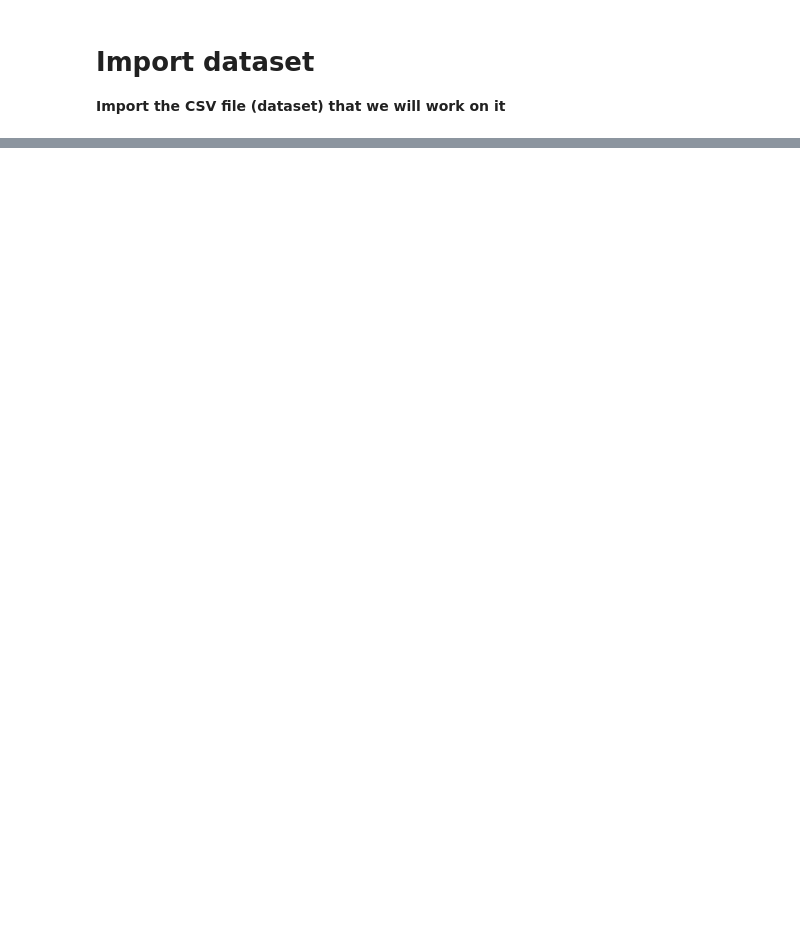
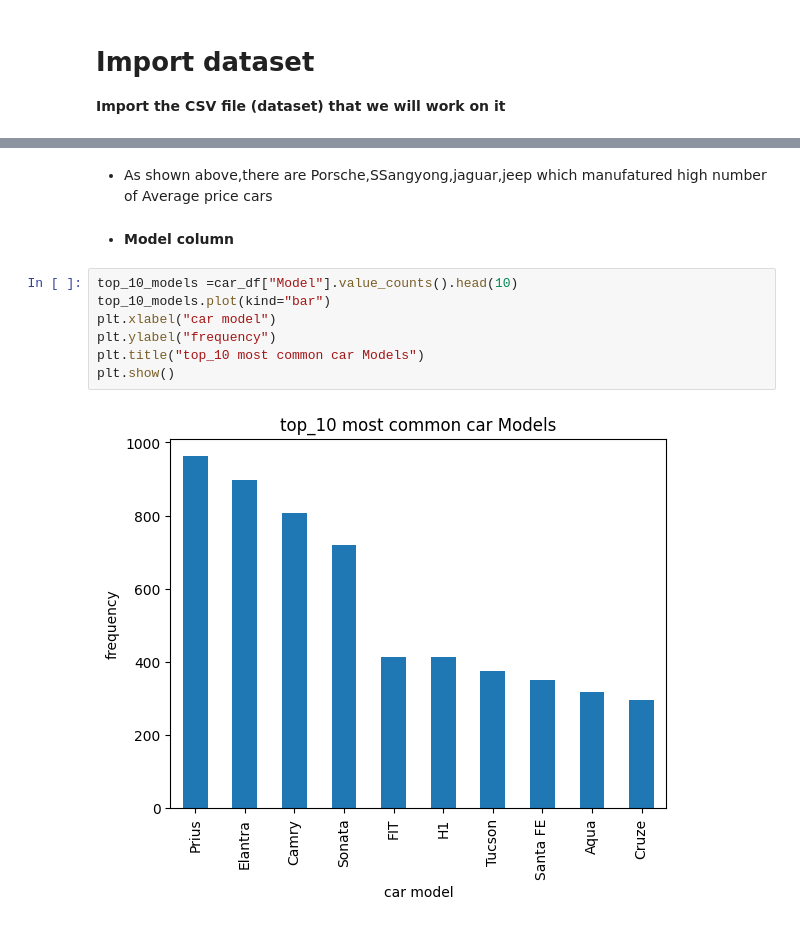
Before and after one commit to MounirReda/DV-Car-Price-Prediction-, a Jupyter notebook: dv-car-price-prediction.ipynb, the cells around one changed output, grey strips where cells are left out. Saved outputs shown, nothing was run; the diff lists cells and outputs as text; blank space fills up the shorter version.

```diff
--- a/dv-car-price-prediction.ipynb
+++ b/dv-car-price-prediction.ipynb
@@ -164,0 +292,13 @@ plt.show()
+# %% [markdown]
+* As shown above,there are Porsche,SSangyong,jaguar,jeep which manufatured high number of Average price  cars
+# %% [markdown]
+* **Model column**
+# %%
+top_10_models =car_df["Model"].value_counts().head(10)
+top_10_models.plot(kind="bar")
+plt.xlabel("car model")
+plt.ylabel("frequency")
+plt.title("top_10 most common car Models")
+plt.show()
+# %% [output]
+[figure, added]
```
Also changed, not shown: parts of 99 cells of this notebook.
